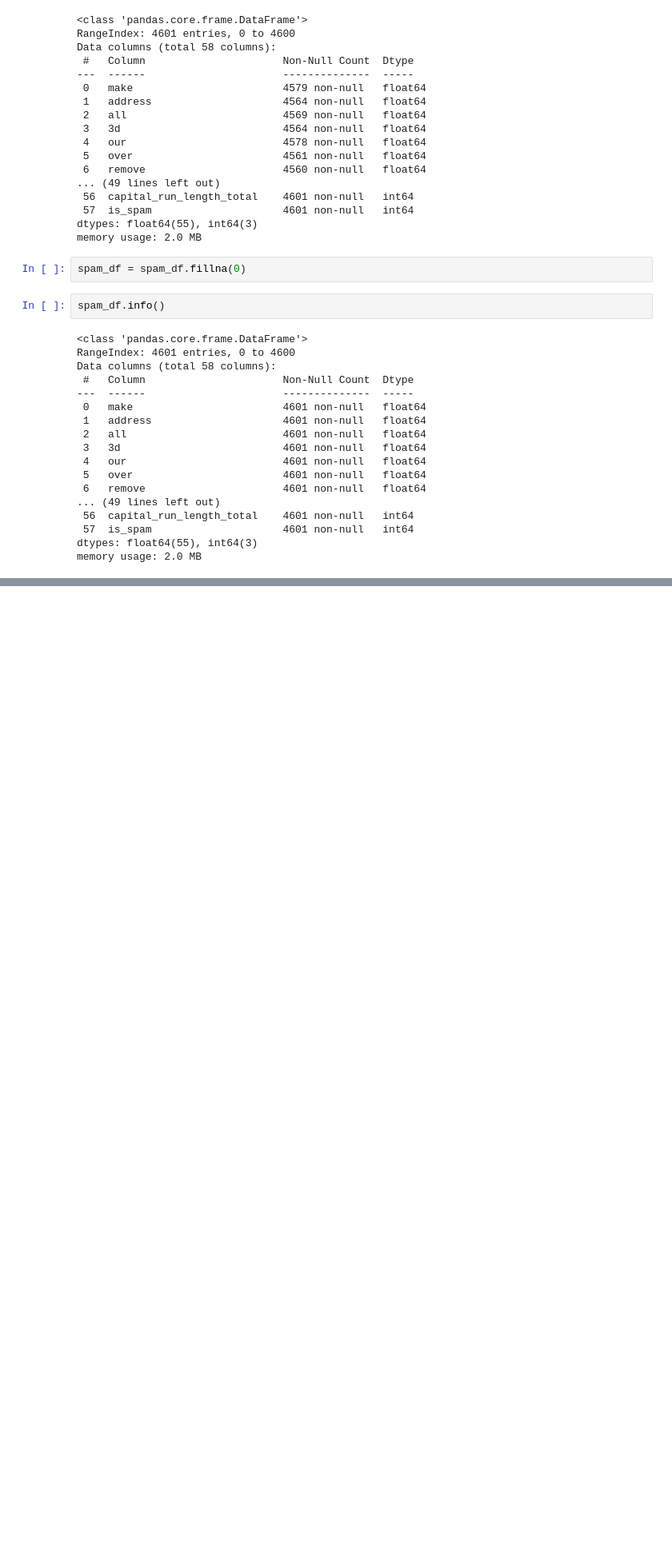
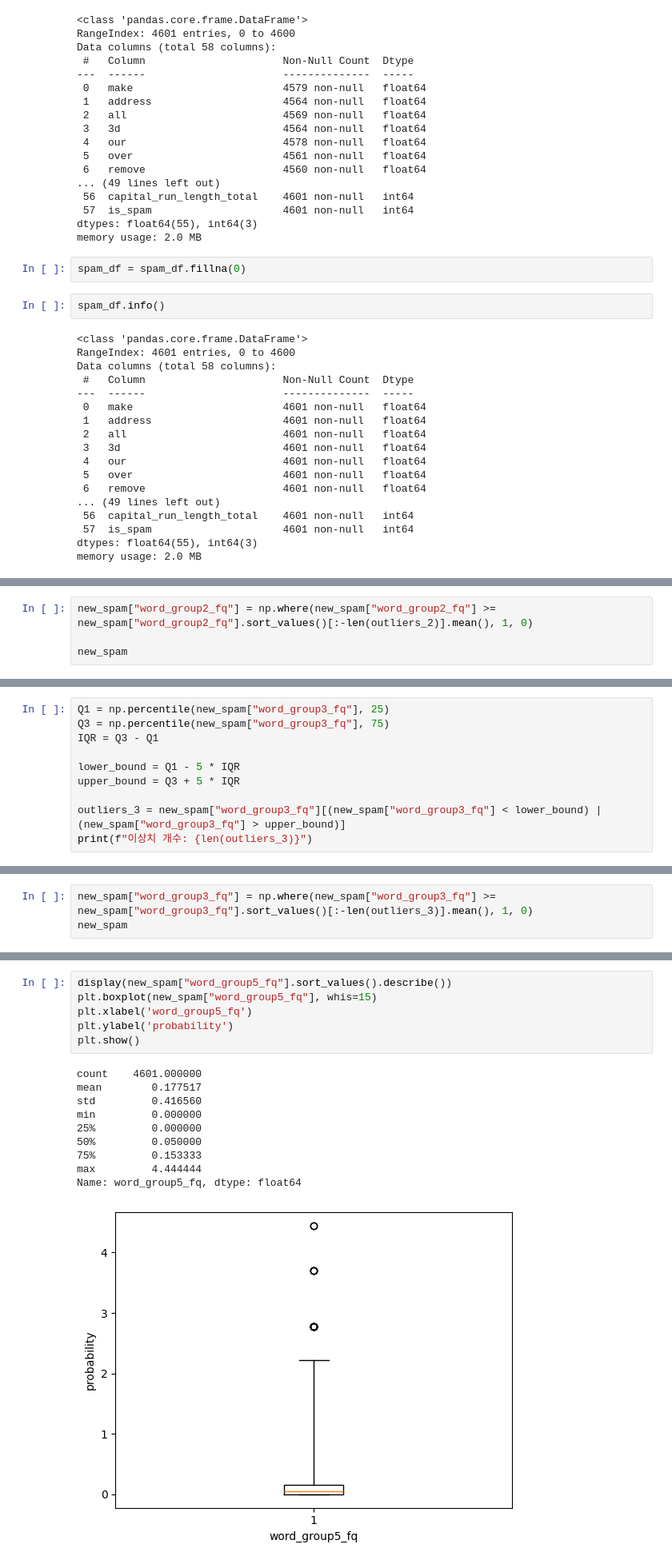
Before and after one commit to encore-SKN11/EDA-7Team, a Jupyter notebook: spam_email.ipynb, the cells around one changed output, grey strips where cells are left out. Shown at 80% size. Saved outputs shown, nothing was run; the diff lists cells and outputs as text; blank space fills up the shorter version.

```diff
--- a/spam_email.ipynb
+++ b/spam_email.ipynb
@@ -263,0 +245,4 @@ plt.show()
+# %%
+new_spam["word_group2_fq"] = np.where(new_spam["word_group2_fq"] >= new_spam["word_group2_fq"].sort_values()[:-len(outliers_2)].mean(), 1, 0)
+
+new_spam
@@ -263,0 +270,10 @@ plt.show()
+# %%
+Q1 = np.percentile(new_spam["word_group3_fq"], 25)
+Q3 = np.percentile(new_spam["word_group3_fq"], 75)
+IQR = Q3 - Q1
+
+lower_bound = Q1 - 5 * IQR
+upper_bound = Q3 + 5 * IQR
+
+outliers_3 = new_spam["word_group3_fq"][(new_spam["word_group3_fq"] < lower_bound) | (new_spam["word_group3_fq"] > upper_bound)]
+print(f"이상치 개수: {len(outliers_3)}")
@@ -263,0 +294,3 @@ plt.show()
+# %%
+new_spam["word_group3_fq"] = np.where(new_spam["word_group3_fq"] >= new_spam["word_group3_fq"].sort_values()[:-len(outliers_3)].mean(), 1, 0)
+new_spam
@@ -263,0 +311,17 @@ plt.show()
+# %%
+display(new_spam["word_group5_fq"].sort_values().describe())
+plt.boxplot(new_spam["word_group5_fq"], whis=15)
+plt.xlabel('word_group5_fq')
+plt.ylabel('probability')
+plt.show()
+# %% [output]
+count    4601.000000
+mean        0.177517
+std         0.416560
+min         0.000000
+25%         0.000000
+50%         0.050000
+75%         0.153333
+max         4.444444
+Name: word_group5_fq, dtype: float64
+[figure, added]
```
Also changed, not shown: parts of 45 cells of this notebook, 11 other files.
